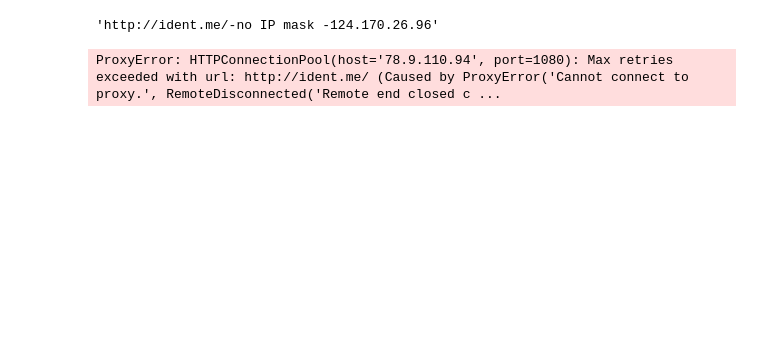
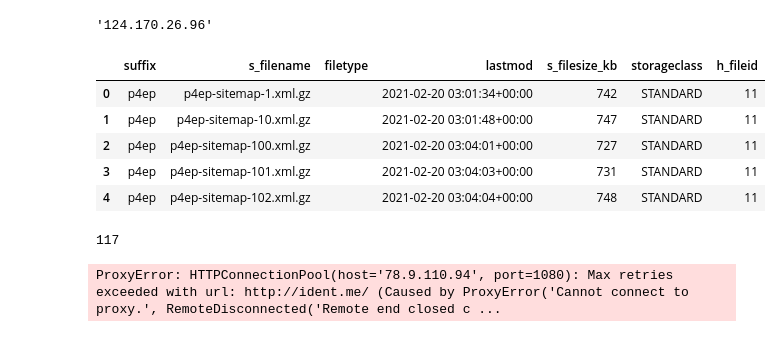
Before and after one commit to awesome-plant/prop_DAGS, a Jupyter notebook: Untitled-5.ipynb, the cells around one changed output. Cells and saved outputs as stored; diff of their text form; code cells hidden in the pictures; blank space fills up the shorter version.

```diff
--- a/Untitled-5.ipynb
+++ b/Untitled-5.ipynb
@@ -88,0 +13,10 @@ NameError: name 'create_engine' is not defined
+# %%
+import requests
+proxies= { 'http': 'http://103.109.15.196:57712', 'https:': 'https://103.109.15.196:57712'}
+headers = {"User-Agent":"Mozilla/5.0 (Macintosh; Intel Mac OS X 10_15_4) AppleWebKit/537.36 (KHTML, like Gecko) Chrome/83.0.4103.97 Safari/537.36"}
+url='https://ident.me/'
+r = requests.get(url, headers=headers, proxies=proxies)
+# %%
+r.text
+# %% [output]
+'124.170.26.96'
@@ -98,3 +126,12 @@ def getFileID():
+# %%
+XML_S_Dataset.head()
+# %% [output]
+|  | suffix | s_filename | filetype | lastmod | s_filesize_kb | storageclass | h_fileid |
+| 0 | p4ep | p4ep-sitemap-1.xml.gz |  | 2021-02-20 03:01:34+00:00 | 742 | STANDARD | 11 |
+| 1 | p4ep | p4ep-sitemap-10.xml.gz |  | 2021-02-20 03:01:48+00:00 | 747 | STANDARD | 11 |
+| 2 | p4ep | p4ep-sitemap-100.xml.gz |  | 2021-02-20 03:04:01+00:00 | 727 | STANDARD | 11 |
+| 3 | p4ep | p4ep-sitemap-101.xml.gz |  | 2021-02-20 03:04:03+00:00 | 731 | STANDARD | 11 |
+| 4 | p4ep | p4ep-sitemap-102.xml.gz |  | 2021-02-20 03:04:04+00:00 | 748 | STANDARD | 11 |
 # %%
 from selenium import webdriver
 from selenium.webdriver.common.action_chains import ActionChains
@@ -139,49 +174,11 @@ browser.quit()
+# %%
+len(browser.page_source)
+# %% [output]
+117
 # %%
 proxy='78.9.110.94:1080'
 timeout=3
 my_ip='124.170.26.96'
-# %%
-#docker script
-from selenium.webdriver.chrome.options import Options
-from selenium import webdriver
-from selenium.webdriver import ActionChains
-from selenium.webdriver.common.proxy import Proxy, ProxyType
-
-chrome_options = Options()
-chrome_options.add_argument("--headless")
-chrome_options.add_argument("--no-sandbox")
-chrome_options.add_argument("--disable-dev-shm-usage")
-chrome_prefs = {}
-chrome_options.experimental_options["prefs"] = chrome_prefs
-chrome_prefs["profile.default_content_settings"] = {"images": 2}
-browser = webdriver.Chrome(options=chrome_options)
-
-prox = Proxy()
-prox.proxy_type = ProxyType.MANUAL
-prox.http_proxy = proxy
-prox.socks_proxy = proxy
-prox.ssl_proxy = proxy
-url='http://ident.me/'
-
-try:
-    browser.set_page_load_timeout(3)
-    browser.get(url)
-    _newIP = browser.find_element_by_tag_name("body").text
-    if my_ip !=_newIP: #IP masked
-        try:
-            site_url='https://www.realestate.com.au/'
-            browser.get(site_url)
-            # r = requests.get(site_url, headers=headers, proxies=proxies, timeout=timeout)
-            status=True
-        except Exception as e:
-            error = url + '-' + str(e)
-    else: error = url + '-no IP mask -' + _newIP
-except Exception as e:
-    error = url + '-' + str(e)
-
-browser.quit()
-# %% [output]
-'http://ident.me/-no IP mask -124.170.26.96'
 # %%
 #docker script
 from selenium.webdriver.chrome.options import Options
```
Also changed, not shown: parts of 5 cells of this notebook, 1 other file.
